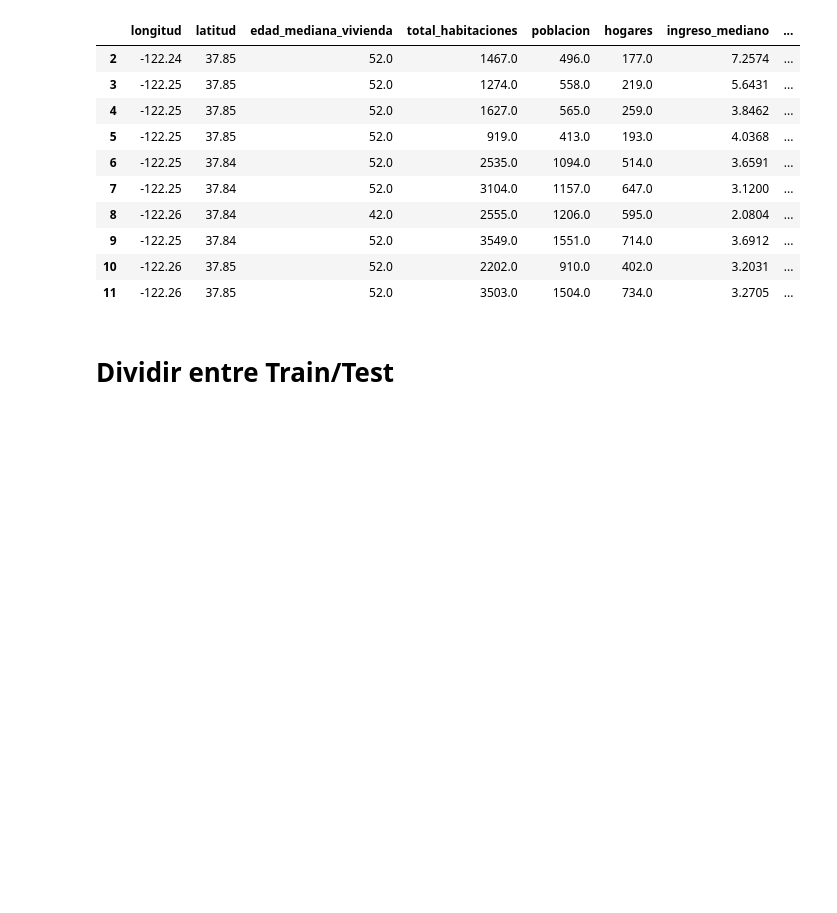
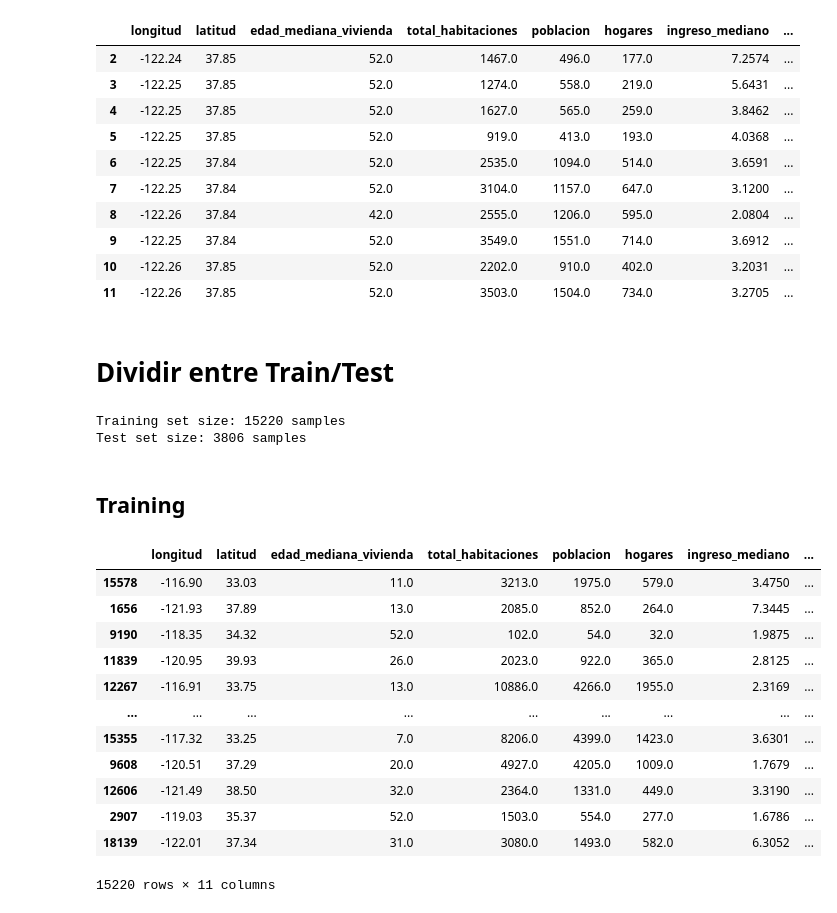
Before and after one commit to RonaldDavidMartinezMarenco/MachineLearning, a Jupyter notebook: regressionOnly/main.ipynb, the cells around one changed output. Saved outputs shown, nothing was run; the diff lists cells and outputs as text; code cells hidden in the pictures; blank space fills up the shorter version.

```diff
--- a/main.ipynb
+++ b/regressionOnly/main.ipynb
@@ -12,7 +12,7 @@ from sklearn.model_selection import train_test_split
 # %% [markdown]
 # Cargando Data del CSV
 # %%
-file_path = "housing.csv"
+file_path = "../data/housing.csv"
 # %%
 data = pd.read_csv(file_path)
 data
@@ -336,3 +335,24 @@ X_train, X_test, y_train, y_test = train_test_split(X, y, test_size=0.2, random_
 # Check the size of the splits
 print(f'Training set size: {X_train.shape[0]} samples')
 print(f'Test set size: {X_test.shape[0]} samples')
+# %% [output]
+Training set size: 15220 samples
+Test set size: 3806 samples
+# %% [markdown]
+## Training
+# %%
+X_train
+# %% [output]
+|  | longitud | latitud | edad_mediana_vivienda | total_habitaciones | poblacion | hogares | ingreso_mediano | ... |
+| 15578 | -116.90 | 33.03 | 11.0 | 3213.0 | 1975.0 | 579.0 | 3.4750 | ... |
+| 1656 | -121.93 | 37.89 | 13.0 | 2085.0 | 852.0 | 264.0 | 7.3445 | ... |
+| 9190 | -118.35 | 34.32 | 52.0 | 102.0 | 54.0 | 32.0 | 1.9875 | ... |
+| 11839 | -120.95 | 39.93 | 26.0 | 2023.0 | 922.0 | 365.0 | 2.8125 | ... |
+| 12267 | -116.91 | 33.75 | 13.0 | 10886.0 | 4266.0 | 1955.0 | 2.3169 | ... |
+| ... | ... | ... | ... | ... | ... | ... | ... | ... |
+| 15355 | -117.32 | 33.25 | 7.0 | 8206.0 | 4399.0 | 1423.0 | 3.6301 | ... |
+| 9608 | -120.51 | 37.29 | 20.0 | 4927.0 | 4205.0 | 1009.0 | 1.7679 | ... |
+| 12606 | -121.49 | 38.50 | 32.0 | 2364.0 | 1331.0 | 449.0 | 3.3190 | ... |
+| 2907 | -119.03 | 35.37 | 52.0 | 1503.0 | 554.0 | 277.0 | 1.6786 | ... |
+| 18139 | -122.01 | 37.34 | 31.0 | 3080.0 | 1493.0 | 582.0 | 6.3052 | ... |
+15220 rows × 11 columns
```
Also changed, not shown: parts of 17 cells of this notebook, 9 other files.
